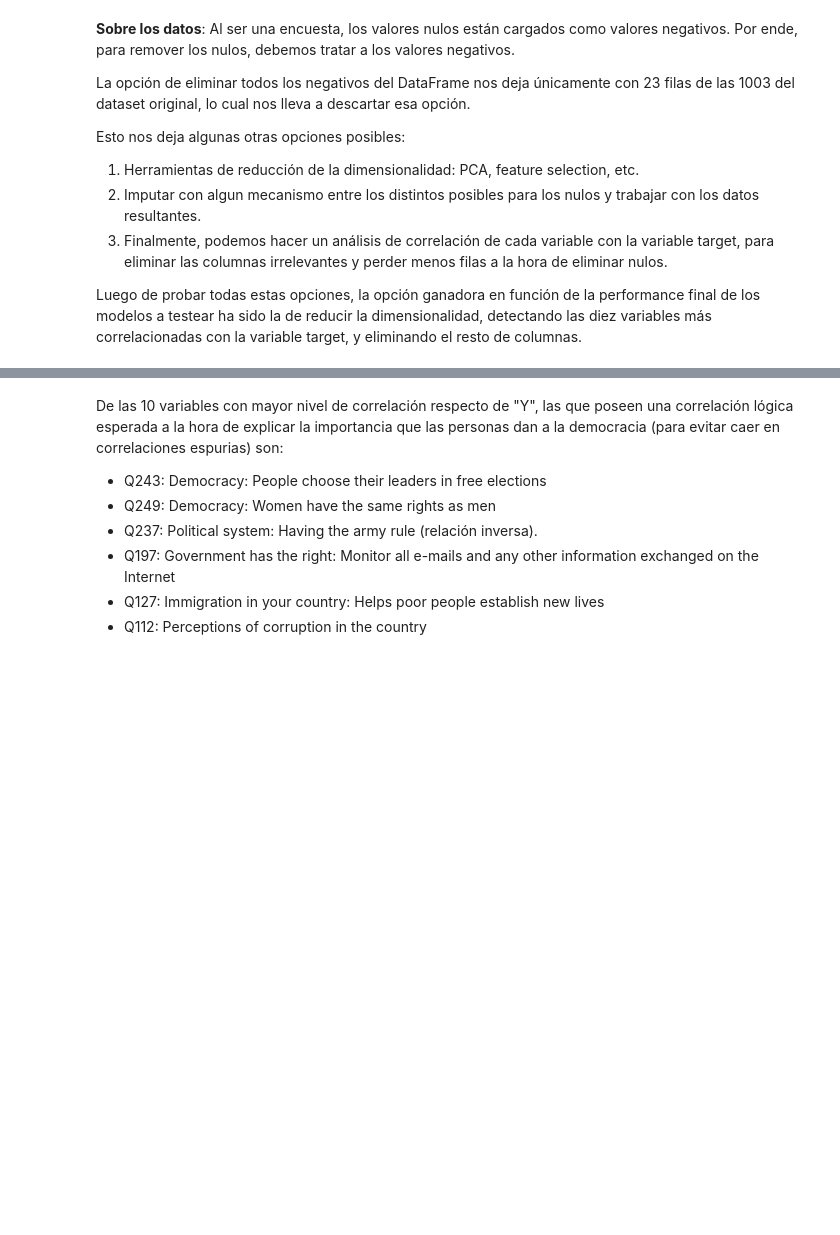
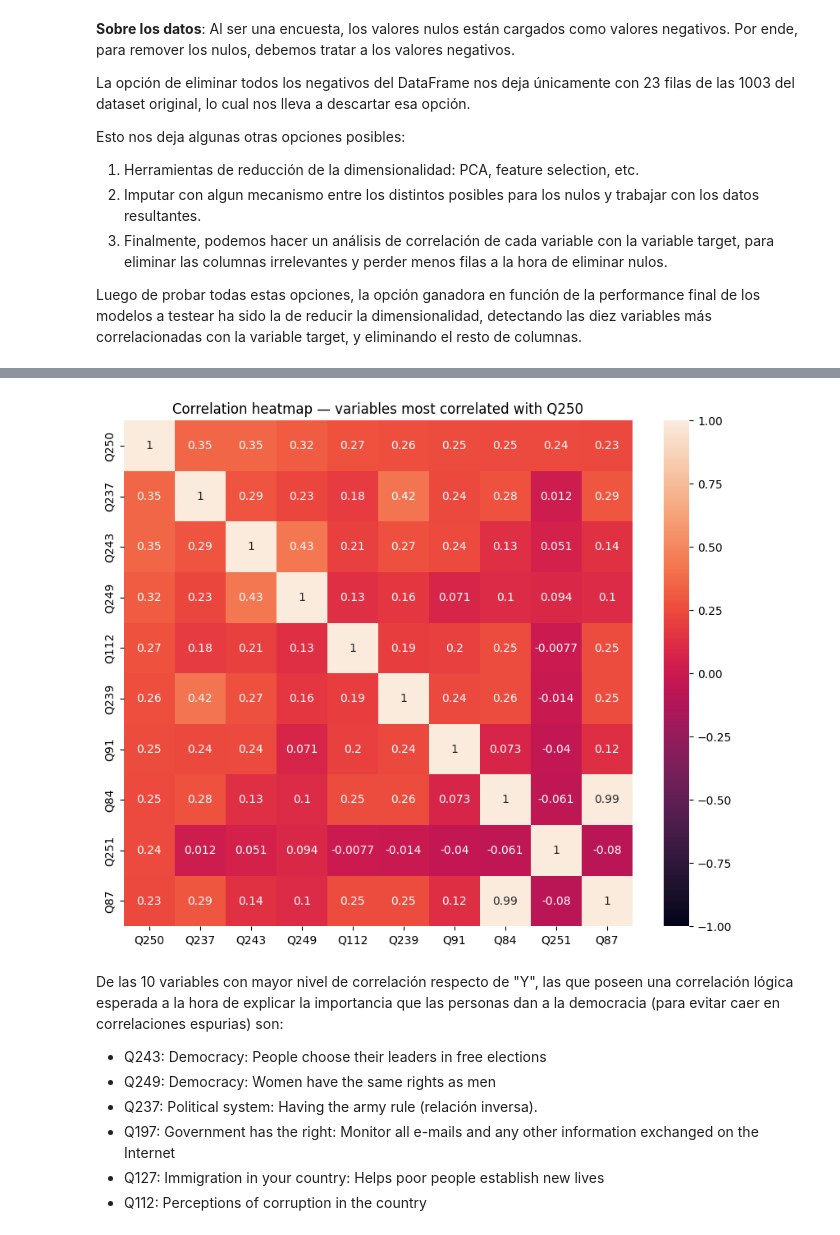
Before and after one commit to tomasallemand/wvs-democracy-attitudes-ml, a Jupyter notebook: notebooks/01_wvs_democracy_attitudes.ipynb, the cells around one changed output, grey strips where cells are left out. Drawn from its saved outputs; the diff is of its cells as text; code cells hidden in the pictures; blank space fills up the shorter version.

```diff
--- a/notebooks/01_wvs_democracy_attitudes.ipynb
+++ b/notebooks/01_wvs_democracy_attitudes.ipynb
@@ -122,0 +103,15 @@ plt.show()
+# %%
+# Calcular la matriz de correlación (solo columnas numéricas)
+# 1) quedarnos solo con columnas numéricas
+df_num = df.select_dtypes(include=[np.number]).copy()
+
+# 2) asegurar que Q250 exista y sea numérica (por si quedó como object)
+if 'Q250' not in df_num.columns and 'Q250' in df.columns:
+    df_num['Q250'] = pd.to_numeric(df['Q250'], errors='coerce')
+
+# 3) correlación respecto de Q250
+corr_q250 = df_num.corr(numeric_only=True)['Q250'].sort_values(ascending=False)
+
+# 4) top 10 (incluye Q250 consigo misma)
+top_10 = corr_q250.head(11)
+print(top_10)
@@ -123,3 +131,21 @@ plt.show()
+# %%
+top_10.drop("EQUALITY",inplace=True)
+# %%
+# Heatmap: correlación entre las variables más correlacionadas con Q250 (solo numéricas)
+
+# Si la celda anterior creó 'top_10', lo usamos.
+# Si no existe, esta celda falla: ejecutá primero la celda que calcula correlaciones.
+cols = top_10.index.tolist()
+
+# Aseguramos que existan en df y que sean numéricas
+df_hm = df[cols].apply(pd.to_numeric, errors="coerce")
+
+plt.figure(figsize=(10, 8))
+sns.heatmap(df_hm.corr(), annot=True, vmin=-1, vmax=1)
+plt.title("Correlation heatmap — variables most correlated with Q250")
+plt.show()
+# %% [output]
+[figure, added]
 # %% [markdown]
 De las 10 variables con mayor nivel de correlación respecto de "Y", las que poseen una correlación lógica esperada a la hora de explicar la importancia que las personas dan a la democracia (para evitar caer en correlaciones espurias) son:
 
```
Also changed, not shown: parts of 50 cells of this notebook.
